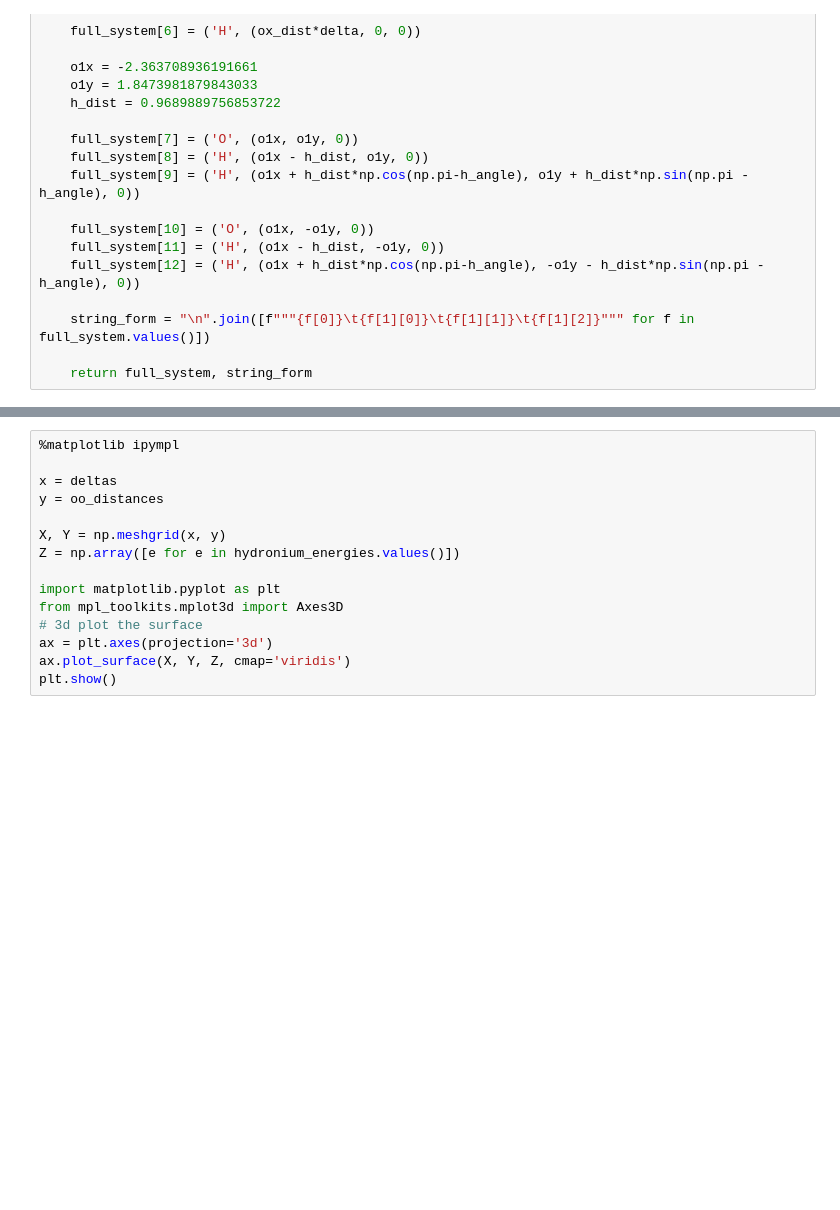
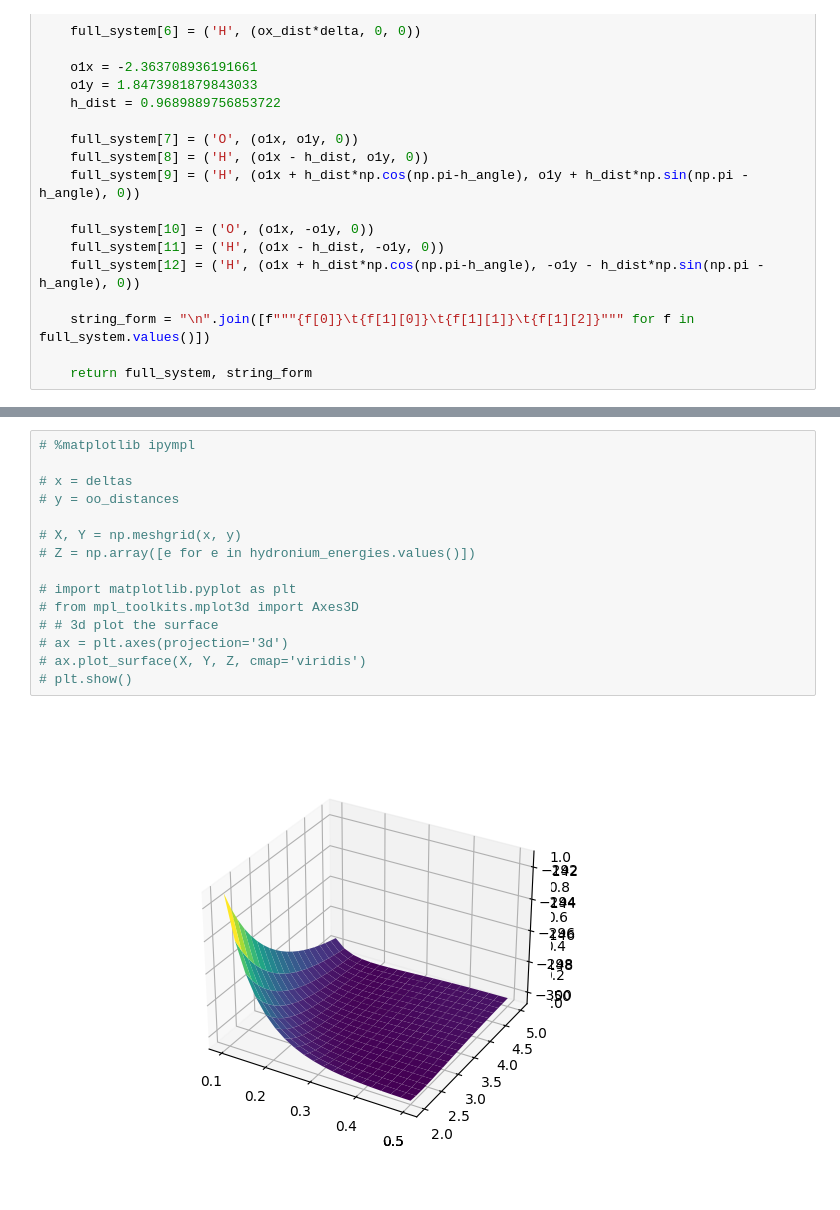
Before and after one commit to UCL-CCS/Nbed, a Jupyter notebook: docs/notebooks/hydronium.ipynb, the cells around one changed output, grey strips where cells are left out. Saved outputs shown, nothing was run; the diff lists cells and outputs as text; blank space fills up the shorter version.

```diff
--- a/docs/notebooks/hydronium.ipynb
+++ b/docs/notebooks/hydronium.ipynb
@@ -264,16 +260,18 @@ converged SCF energy = -300.290543639724
 # %%
-%matplotlib ipympl
+# %matplotlib ipympl
 
-x = deltas
-y = oo_distances
+# x = deltas
+# y = oo_distances
 
-X, Y = np.meshgrid(x, y)
-Z = np.array([e for e in hydronium_energies.values()])
+# X, Y = np.meshgrid(x, y)
+# Z = np.array([e for e in hydronium_energies.values()])
 
-import matplotlib.pyplot as plt
-from mpl_toolkits.mplot3d import Axes3D
-# 3d plot the surface
-ax = plt.axes(projection='3d')
-ax.plot_surface(X, Y, Z, cmap='viridis')
-plt.show()
+# import matplotlib.pyplot as plt
+# from mpl_toolkits.mplot3d import Axes3D
+# # 3d plot the surface
+# ax = plt.axes(projection='3d')
+# ax.plot_surface(X, Y, Z, cmap='viridis')
+# plt.show()
+# %% [output]
+[figure, added]
 # %%
```
Also changed, not shown: parts of 11 cells of this notebook.
